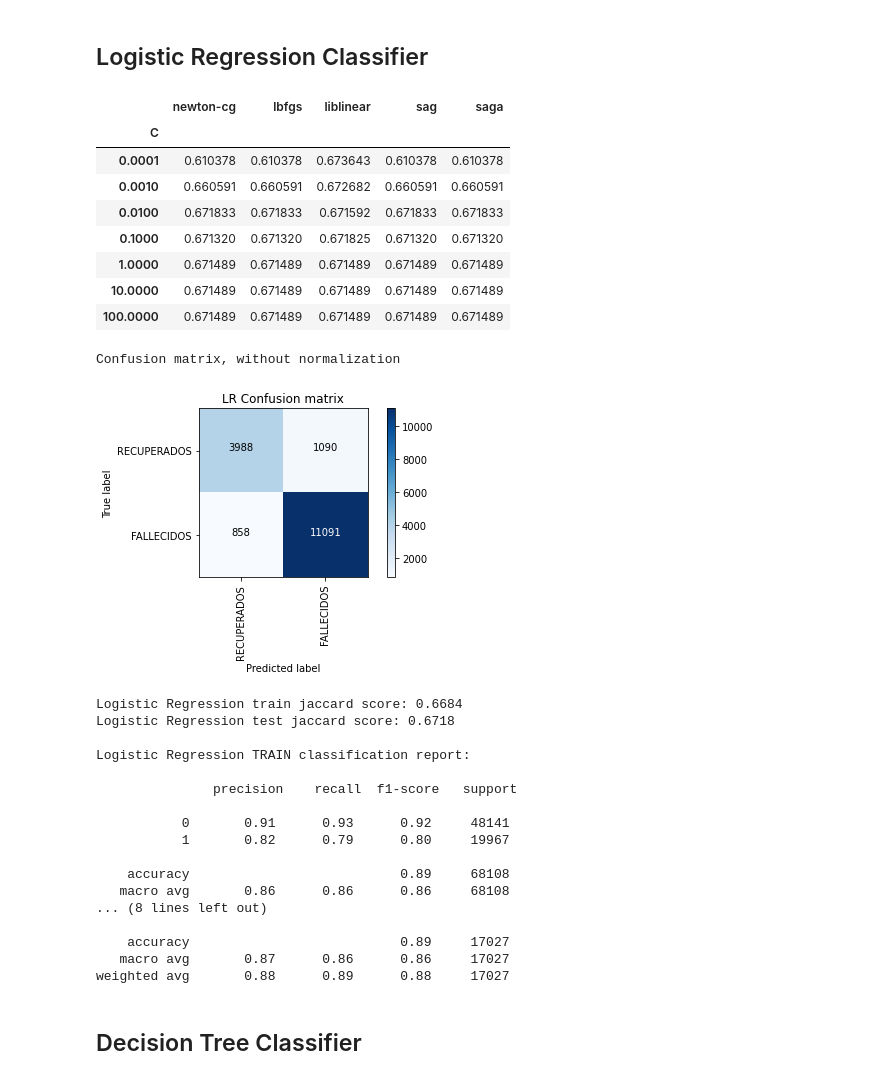
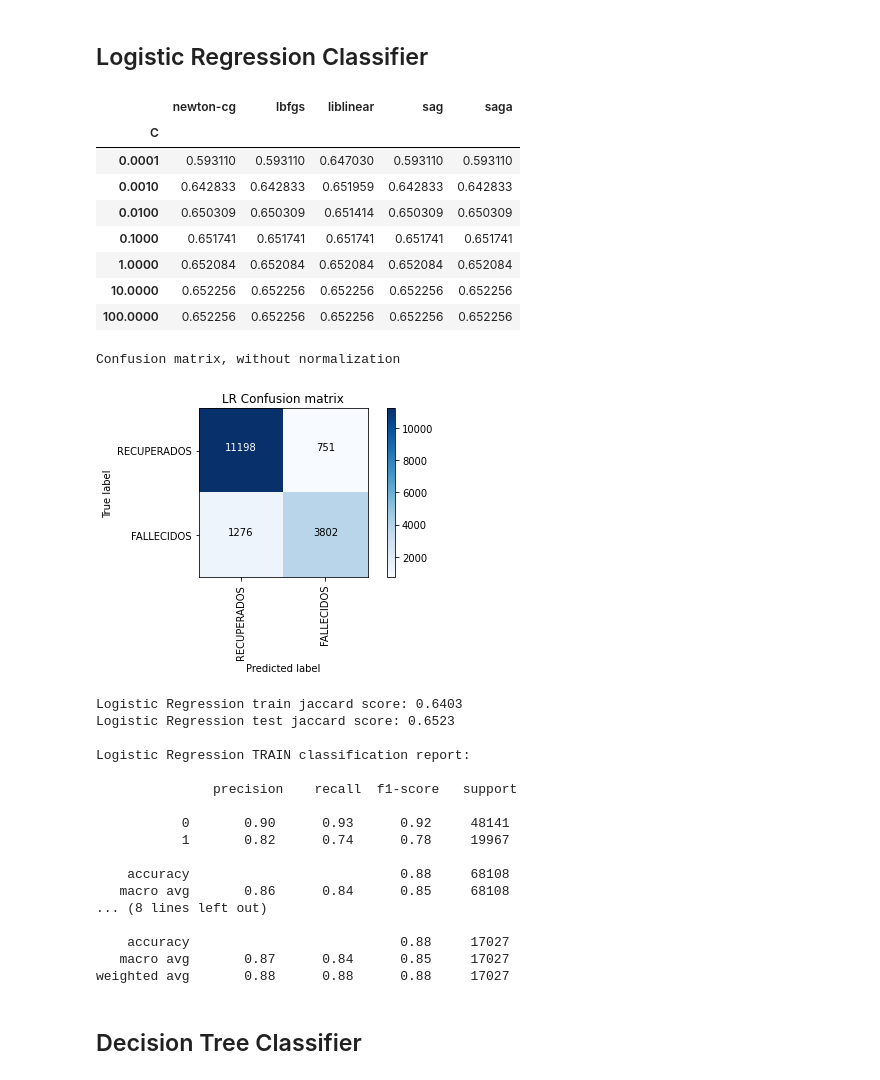
Before and after one commit to maria-luisa-gomez/covid-death-rate-prediction, a Jupyter notebook: notebooks/Modelling_semibalanced_biclass_all.ipynb, the cells around one changed output. Cells and saved outputs as stored; diff of their text form; code cells hidden in the pictures.

```diff
--- a/notebooks/Modelling_semibalanced_biclass_all.ipynb
+++ b/notebooks/Modelling_semibalanced_biclass_all.ipynb
@@ -86,4 +86,4 @@ for i in ax.patches:
 # %%
 # Convert to dummies
 modelling_df3_2cat['estado'].replace(to_replace=['RECUPERADOS', 'FALLECIDOS'],
-                                     value=[1,0],inplace=True)
+                                     value=[0,1],inplace=True)
@@ -93,2 +89,0 @@ modelling_df3_2cat['sexo'].replace(to_replace=['MASCULINO', 'FEMENINO'],
-# %%
-modelling_df3_2cat.dropna(axis='rows', inplace = True)
@@ -125,7 +125,7 @@ X = np.array(X)
 # %%
 count_class_0 = 60090
 count_class_1 = 25045
-pipe = make_pipeline(SMOTE(sampling_strategy={0: count_class_0}), NearMiss(sampling_strategy={1: count_class_1}))
+pipe = make_pipeline(SMOTE(sampling_strategy={1: count_class_1}), NearMiss(sampling_strategy={0: count_class_0}))
 
 X, y = pipe.fit_resample(X, y)
 # %%
@@ -203,43 +203,43 @@ results_df
 # %% [output]
 |  | newton-cg | lbfgs | liblinear | sag | saga |
 | C |  |  |  |  |  |
-| 0.0001 | 0.610378 | 0.610378 | 0.673643 | 0.610378 | 0.610378 |
-| 0.0010 | 0.660591 | 0.660591 | 0.672682 | 0.660591 | 0.660591 |
-| 0.0100 | 0.671833 | 0.671833 | 0.671592 | 0.671833 | 0.671833 |
-| 0.1000 | 0.671320 | 0.671320 | 0.671825 | 0.671320 | 0.671320 |
-| 1.0000 | 0.671489 | 0.671489 | 0.671489 | 0.671489 | 0.671489 |
-| 10.0000 | 0.671489 | 0.671489 | 0.671489 | 0.671489 | 0.671489 |
-| 100.0000 | 0.671489 | 0.671489 | 0.671489 | 0.671489 | 0.671489 |
+| 0.0001 | 0.593110 | 0.593110 | 0.647030 | 0.593110 | 0.593110 |
+| 0.0010 | 0.642833 | 0.642833 | 0.651959 | 0.642833 | 0.642833 |
+| 0.0100 | 0.650309 | 0.650309 | 0.651414 | 0.650309 | 0.650309 |
+| 0.1000 | 0.651741 | 0.651741 | 0.651741 | 0.651741 | 0.651741 |
+| 1.0000 | 0.652084 | 0.652084 | 0.652084 | 0.652084 | 0.652084 |
+| 10.0000 | 0.652256 | 0.652256 | 0.652256 | 0.652256 | 0.652256 |
+| 100.0000 | 0.652256 | 0.652256 | 0.652256 | 0.652256 | 0.652256 |
 # %%
 import itertools
 
 
 # Ejecutamos logistic regression classifier y mostramos resultados
 
-LR = LogisticRegression(C=0.0100, solver='newton-cg', random_state=42).fit(X_train,y_train)
+LR = LogisticRegression(C=10.0000, solver='newton-cg', random_state=42).fit(X_train,y_train)
 y_pred = LR.predict(X_test)
 y_pred_train = LR.predict(X_train)
 
 
 LR_j_score = jaccard_score(y_test, y_pred)
 LR_j_score_train = jaccard_score(y_train, y_pred_train)
 
 LR_f_score = f1_score(y_test, y_pred, average='weighted')
 LR_f_score_train = f1_score(y_train, y_pred_train, average='weighted')
 
 LR_class_report = classification_report(y_test, y_pred)
 LR_class_report_train = classification_report(y_train, y_pred_train)
 
 LR_dict = classification_report(y_test, y_pred, output_dict=True)
 # Compute confusion matrix
-cnf_matrix = confusion_matrix(y_test, y_pred, labels=[1,0])
+cnf_matrix = confusion_matrix(y_test, y_pred, labels=[0,1])
 np.set_printoptions(precision=2)
 # Plot non-normalized confusion matrix
 plt.figure()
 plot_confusion_matrix(cnf_matrix, classes=['RECUPERADOS', 'FALLECIDOS'],normalize=False,  title='LR Confusion matrix')
 # %% [output]
 Confusion matrix, without normalization
-[figure, old version]
+[figure, new version]
 # %%
 print('Logistic Regression train jaccard score:', round(LR_j_score_train, 4))
 print('Logistic Regression test jaccard score:', round(LR_j_score, 4))
@@ -247,23 +247,23 @@ print('Logistic Regression test jaccard score:', round(LR_j_score, 4))
 print('\nLogistic Regression TRAIN classification report:\n\n', LR_class_report_train)
 print('Logistic Regression TEST classification report:\n\n', LR_class_report)
 # %% [output]
-Logistic Regression train jaccard score: 0.6684
-Logistic Regression test jaccard score: 0.6718
+Logistic Regression train jaccard score: 0.6403
+Logistic Regression test jaccard score: 0.6523
 
 Logistic Regression TRAIN classification report:
 
                precision    recall  f1-score   support
 
-           0       0.91      0.93      0.92     48141
-           1       0.82      0.79      0.80     19967
+           0       0.90      0.93      0.92     48141
+           1       0.82      0.74      0.78     19967
 
-    accuracy                           0.89     68108
-   macro avg       0.86      0.86      0.86     68108
+    accuracy                           0.88     68108
+   macro avg       0.86      0.84      0.85     68108
 ... (8 lines left out)
 
-    accuracy                           0.89     17027
-   macro avg       0.87      0.86      0.86     17027
-weighted avg       0.88      0.89      0.88     17027
+    accuracy                           0.88     17027
+   macro avg       0.87      0.84      0.85     17027
+weighted avg       0.88      0.88      0.88     17027
 # %% [markdown]
 ## Decision Tree Classifier
 # %%
```
Also changed, not shown: parts of 34 cells of this notebook, 2 other files.
